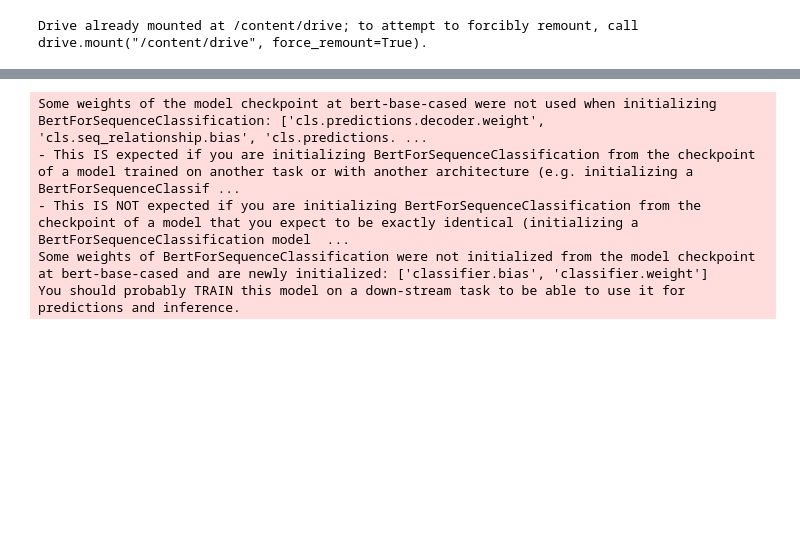
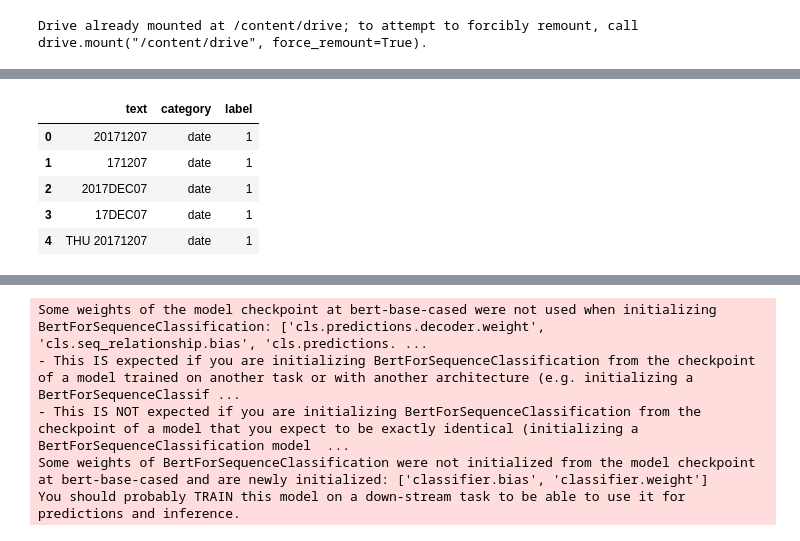
Before and after one commit to dolmani38/OCR, a Jupyter notebook: Gate26_0806.ipynb, the cells around one changed output, grey strips where cells are left out. Saved outputs shown, nothing was run; the diff lists cells and outputs as text; code cells hidden in the pictures; blank space fills up the shorter version.

```diff
--- a/Gate26_0806.ipynb
+++ b/Gate26_0806.ipynb
@@ -132,0 +287,9 @@ array([1, 3, 5, 0, 4, 2])
+# %%
+raw_dataset.head()
+# %% [output]
+|  | text | category | label |
+| 0 | 20171207 | date | 1 |
+| 1 | 171207 | date | 1 |
+| 2 | 2017DEC07 | date | 1 |
+| 3 | 17DEC07 | date | 1 |
+| 4 | THU 20171207 | date | 1 |
```
Also changed, not shown: parts of 34 cells of this notebook.
